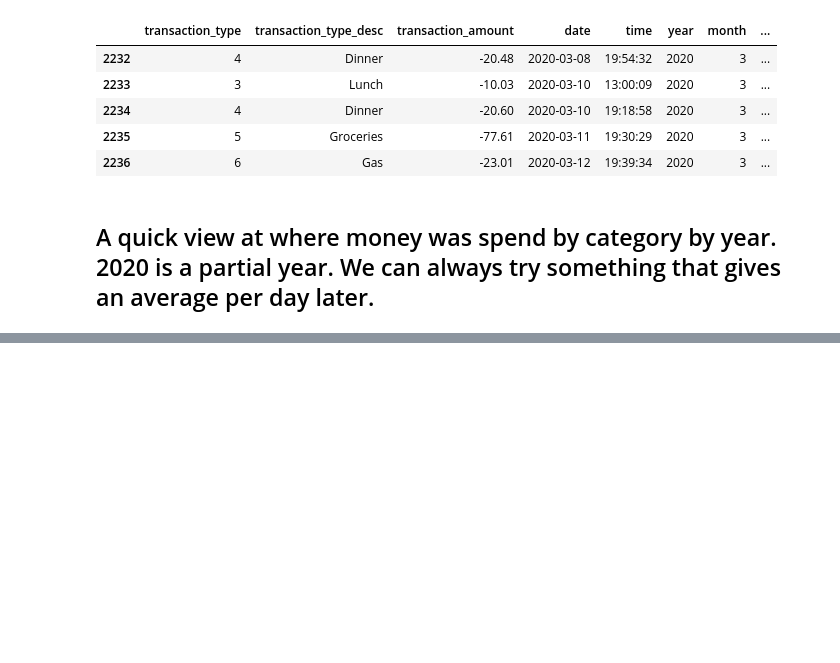
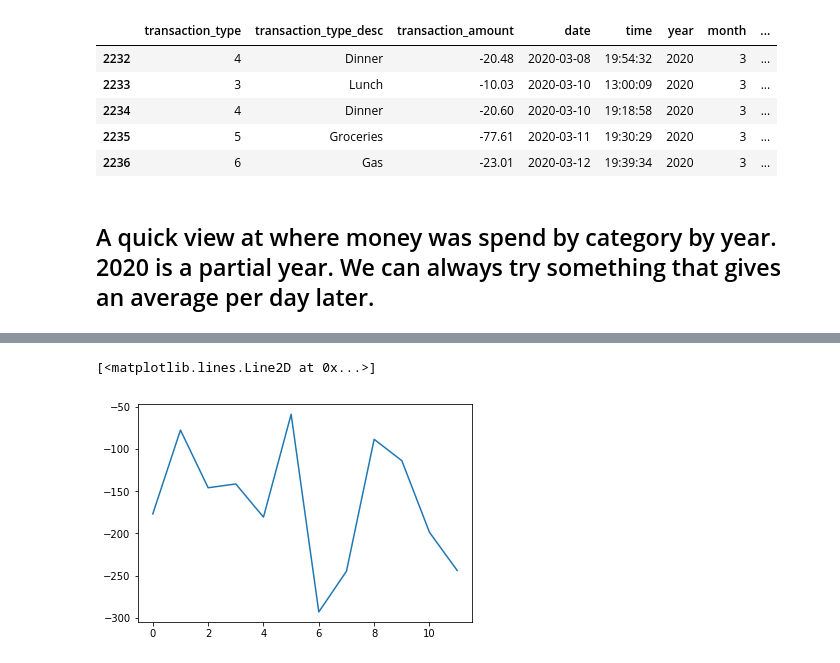
Before and after one commit to josephburton06/python_practice, a Jupyter notebook: checkbook_analysis.ipynb, the cells around one changed output, grey strips where cells are left out. Drawn from its saved outputs; the diff is of its cells as text; code cells hidden in the pictures; blank space fills up the shorter version.

```diff
--- a/checkbook_analysis.ipynb
+++ b/checkbook_analysis.ipynb
@@ -63,0 +70,7 @@ pd.pivot_table(df, values='transaction_amount', index=['year'], columns=['transa
+# %%
+gas_year_month = pd.pivot_table(df[(df.transaction_type_desc == 'Gas') & (df.year < 2020)], values='transaction_amount', index=['year', 'month'], aggfunc='sum').reset_index()
+# %%
+plt.plot(gas_year_month.transaction_amount[gas_year_month.year==2016])
+# %% [output]
+[<matplotlib.lines.Line2D at 0x...>]
+[figure, added]
```
Also changed, not shown: parts of 6 cells of this notebook.
